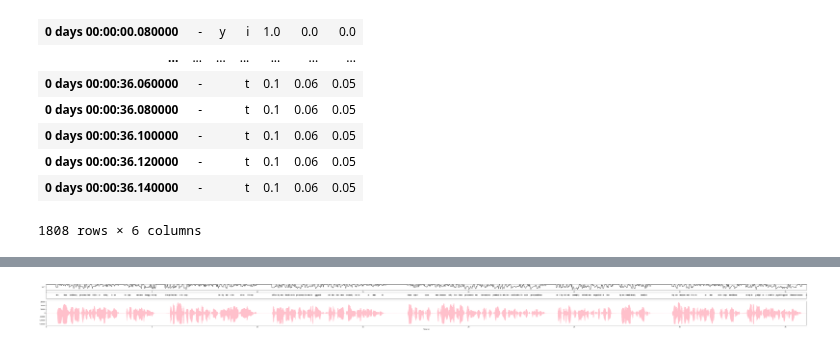
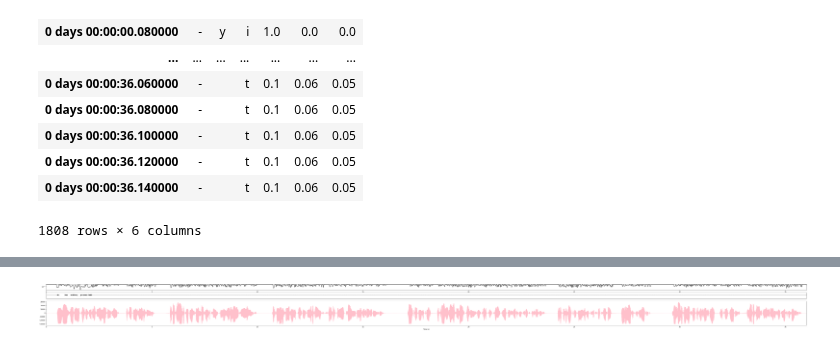
Before and after one commit to Breedoon/BookSync, a Jupyter notebook: __main__.ipynb, the cells around one changed output, grey strips where cells are left out. Cells and saved outputs as stored; diff of their text form; code cells hidden in the pictures.

Commit message:
Attempt to chop up transcript words

```diff
--- a/__main__.ipynb
+++ b/__main__.ipynb
@@ -102,3 +128,7 @@ pd.DataFrame(top, index=timesteps)
+# %%
+words = transcript.split()
+sub_transcript = ' ' + ' '.join(words[:5])
+sub_transcript += ' ' * ((len(logits) - len(sub_transcript)) // 2)
 # %%
 # start_s, end_s = 89, 125  # len(logits) * STEP_MS / 1000 # 5.2  # seconds of start and end of the target clip
 start_t, end_t = 0, len(logits) # int(start_s * 1000 / STEP_MS), int(end_s * 1000 / STEP_MS) + 1  # +1 b/c end-exclusive
@@ -117,13 +147,14 @@ probs[:, 0] += probs[:, -1]  # mix spaces and blanks (they seem to be mixed up a
 #     0    0    0    0.7        0    0    0    0.7
 for i in range(1, len(probs)):
     probs[i, 1:-1] += probs[i, 0] * probs[i - 1, 1:-1]
+    # probs[i, 0] = probs[i, 0] * step_volume_scores[i]
     # probs[i, [0, -1]] = 1 - probs[i, 1:-1].sum()
     # probs[i, :-1] += probs[i, -1] * probs[i - 1, :-1]
     # probs[i, [0, -1]] = 1 - probs[i, :-1].sum()
 
 trpt_ind_map = pd.Series(np.arange(len(alph)), index=alph)
 
-trpt_inds = trpt_ind_map[list(transcript)].values
+trpt_inds = trpt_ind_map[list(sub_transcript)].values
 # p_fit = probs[:, trpt_inds]
 
 # mapping = pd.DataFrame(p_fit, columns=list(transcript))
@@ -135,8 +166,7 @@ from importlib import reload
 reload(utils.fastdtw)
 from utils.fastdtw import fastdtw
 
-trpt_inds = trpt_ind_map[list(transcript)].values
-dist, path = fastdtw(np.arange(len(probs)), trpt_inds, radius=50,
+dist, path = fastdtw(np.arange(len(probs)), trpt_inds, radius=20,
                      dist=lambda mat_i, trpt_i: -probs[int(mat_i), int(trpt_i)])
 print('fit:', -dist / len(logits))
 # %% [output]
@@ -162,57 +186,39 @@ fit: 0.6423517559854556
 # %%
-shift_by_ts = 10  # shift transcript back by 10 * 20 = 200 ms
+shift_by_ts = len(logits) - len(step_samples)  # shift transcript back by 10 * 20 = 200 ms
 sub_path = np.array(path)
 sub_path[:-shift_by_ts, 1] = sub_path[shift_by_ts:, 1]
 sub_path_cost = probs[sub_path[:, 0], trpt_inds[sub_path[:, 1]]]
 # np.roll(sub_path[:, 1], shift_by_ts)[shift_by_ts:]
 # %%
-import struct
-import wave
-
-
-def read_samples(wave_file, nb_frames):
-    frame_data = wave_file.readframes(nb_frames)
-    if frame_data:
-        sample_width = wave_file.getsampwidth()
-        nb_samples = len(frame_data) // sample_width
-        format = {1: "%db", 2: "<%dh", 4: "<%dl"}[sample_width] % nb_samples
-        return struct.unpack(format, frame_data)
-    else:
-        return ()
-
-
-w = wave.open(wav_audio_file, 'r')
-samples = np.array(read_samples(w, w.getnframes()))
 fig, [ax3, ax1, ax2] = plt.subplots(nrows=3, ncols=1, figsize=(end_t / 20, 5), gridspec_kw=dict(height_ratios=[1, 1, 4]))
 
-sub_samples = samples#[int(start_s * w.getframerate()):int(end_s * w.getframerate())].copy()
 
 t = np.linspace(0, len(sub_samples) / w.getframerate(), len(sub_samples))
 ax2.plot(t, sub_samples, color='pink', lw=1)
 
 next_j = sub_path[1][1]
 for i, (rec_i, trpt_i) in enumerate(sub_path[:-1]):
     next_j = sub_path[i + 1][1]
     if rec_i != next_j:
-        ax1.annotate(transcript[trpt_i], xy=(rec_i * STEP_MS / 1000, 0.5))
+        ax1.annotate(sub_transcript[trpt_i], xy=(rec_i * STEP_MS / 1000, 0.5))
     # print(i, j, transcript[i])
 
 ax3.plot(np.linspace(0, len(probs) * STEP_MS / 1000, num=len(probs)), sub_path_cost, color='k')
 ax3.set_yscale('log')
 ax1.axes.get_xaxis().set_visible(False)
 
 ax3.set_xlim(0, t.max())
 ax2.set_xlim(0, t.max())
 ax1.set_xlim(0, t.max())
 
 ax2.set_xlabel('Time (s)')
 # hide axes for text
 ax1.axes.get_yaxis().set_visible(False)
 ax1.axes.get_xaxis().set_visible(False)
 plt.gcf().savefig('out/fit.png')
 plt.show()
 # %% [output]
-[figure, old version]
+[figure, new version]
 # %%
 from matplotlib import animation
 from tqdm import tqdm
```
Also changed, not shown: parts of 6 cells of this notebook.
